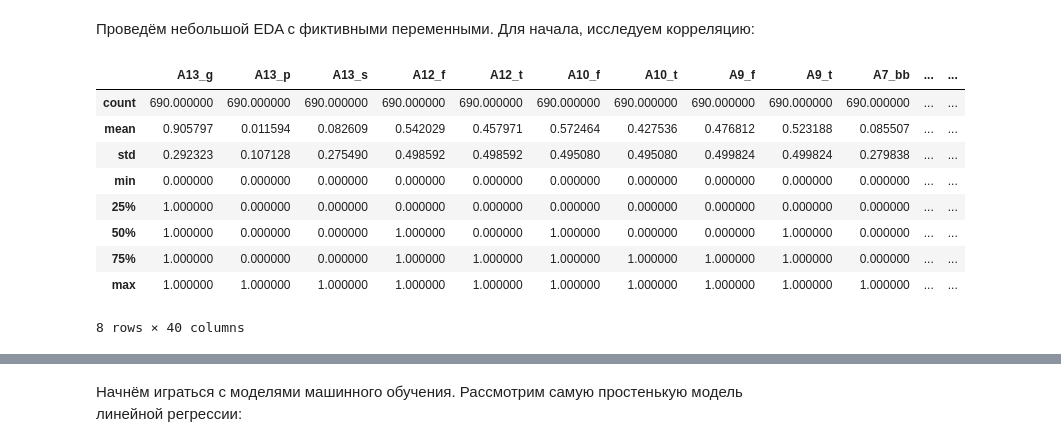
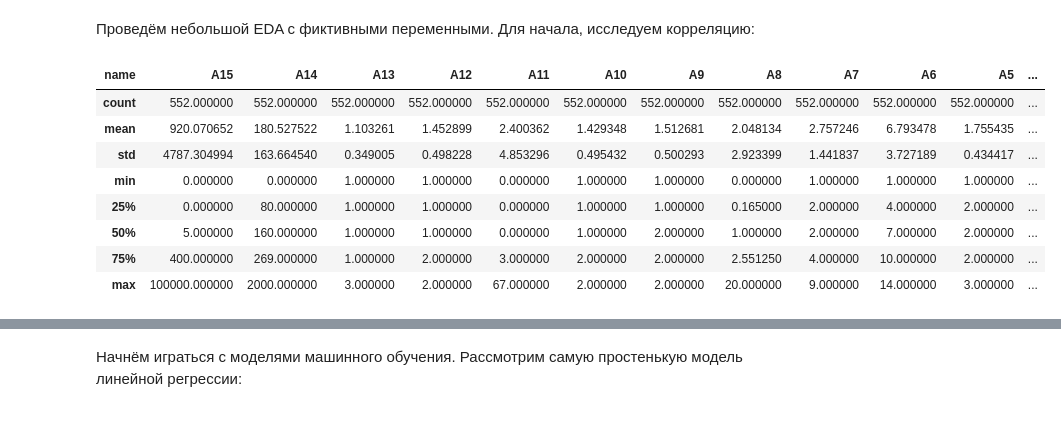
Before and after one commit to aeshef/AlgoTradingLiterature, a Jupyter notebook: ResearchProject.ipynb, the cells around one changed output, grey strips where cells are left out. Cells and saved outputs as stored; diff of their text form; code cells hidden in the pictures.

```diff
--- a/ResearchProject.ipynb
+++ b/ResearchProject.ipynb
@@ -28,6 +28,6 @@ df = pd.DataFrame(data=credit_approval.data.features, columns=credit_approval.va
 #столбец A16 - таргет ("выдан займ или нет")
 df['A16'] = y
 #выведем пять первых строк нашего датафрейма, чтобы примерно понимать, как выглядят наши данные
-
-print(df.head())
+df = df.drop(['A16'], axis=1) # удалим из датасета целевую переменную
+df.head()
 # %% [output]
@@ -107,14 +76,14 @@ df_w_cat = pd.DataFrame()
 # для начала в таблицу started_blanks запишем количество пропусков в каждом столбце
 started_blanks = df.isna().sum()
 # непосредственно заполним пропуска
-for name in credit_approval.variables.name:
+for name in credit_approval.variables.name[1:]:
     if (df[name].isna().sum()!=0):
         if ((df[name].dtype == int) or (df[name].dtype == float)): # если в столбце не строки, а числа, то заполним средним значением (если переменные непрерывные)
-            df_w_cont[name] = df[name]
+
             fill_value = df[name].mean()
             df[name].fillna(fill_value, inplace=True)
         else:
-            df_w_cat[name] = df[name]
+
             # если переменная категориальная, то по свойству, описанному выше, кажется логичным заполнить пропуски самым популярным значением в столбце
             counted_values = df[name].value_counts()
             most_common =counted_values.idxmax()
@@ -351,0 +279,2 @@ cat_w_dummies
+# %%
+X_train, X_test, y_train, y_test = train_test_split(df, y, test_size=0.2, random_state=42)
@@ -352,3 +298,12 @@ cat_w_dummies
+# %%
+import category_encoders as ce
+encoder = ce.OrdinalEncoder(cols=['A13', 'A12', 'A10', 'A9', 'A7', 'A6', 'A5', 'A4', 'A1'])
+
+
+X_train = encoder.fit_transform(X_train)
+X_test = encoder.transform(X_test)
+y_test = y_test.replace({"+": 1, "-": 0})
+y_train = y_train.replace({"+": 1, "-": 0})
 # %% [markdown]
 Проведём небольшой EDA с фиктивными переменными. Для начала, исследуем корреляцию:
 # %%
@@ -364,15 +318,14 @@ fig_cor.update_layout(
 )
 fig_cor.show()
 # %%
-cat_w_dummies.describe()
+X_train.describe()
 # %% [output]
-|  | A13_g | A13_p | A13_s | A12_f | A12_t | A10_f | A10_t | A9_f | A9_t | A7_bb | ... | ... |
-| count | 690.000000 | 690.000000 | 690.000000 | 690.000000 | 690.000000 | 690.000000 | 690.000000 | 690.000000 | 690.000000 | 690.000000 | ... | ... |
-| mean | 0.905797 | 0.011594 | 0.082609 | 0.542029 | 0.457971 | 0.572464 | 0.427536 | 0.476812 | 0.523188 | 0.085507 | ... | ... |
-| std | 0.292323 | 0.107128 | 0.275490 | 0.498592 | 0.498592 | 0.495080 | 0.495080 | 0.499824 | 0.499824 | 0.279838 | ... | ... |
-| min | 0.000000 | 0.000000 | 0.000000 | 0.000000 | 0.000000 | 0.000000 | 0.000000 | 0.000000 | 0.000000 | 0.000000 | ... | ... |
-| 25% | 1.000000 | 0.000000 | 0.000000 | 0.000000 | 0.000000 | 0.000000 | 0.000000 | 0.000000 | 0.000000 | 0.000000 | ... | ... |
-| 50% | 1.000000 | 0.000000 | 0.000000 | 1.000000 | 0.000000 | 1.000000 | 0.000000 | 0.000000 | 1.000000 | 0.000000 | ... | ... |
-| 75% | 1.000000 | 0.000000 | 0.000000 | 1.000000 | 1.000000 | 1.000000 | 1.000000 | 1.000000 | 1.000000 | 0.000000 | ... | ... |
-| max | 1.000000 | 1.000000 | 1.000000 | 1.000000 | 1.000000 | 1.000000 | 1.000000 | 1.000000 | 1.000000 | 1.000000 | ... | ... |
+| name | A15 | A14 | A13 | A12 | A11 | A10 | A9 | A8 | A7 | A6 | A5 | ... |
+| count | 552.000000 | 552.000000 | 552.000000 | 552.000000 | 552.000000 | 552.000000 | 552.000000 | 552.000000 | 552.000000 | 552.000000 | 552.000000 | ... |
+| mean | 920.070652 | 180.527522 | 1.103261 | 1.452899 | 2.400362 | 1.429348 | 1.512681 | 2.048134 | 2.757246 | 6.793478 | 1.755435 | ... |
+| std | 4787.304994 | 163.664540 | 0.349005 | 0.498228 | 4.853296 | 0.495432 | 0.500293 | 2.923399 | 1.441837 | 3.727189 | 0.434417 | ... |
+| min | 0.000000 | 0.000000 | 1.000000 | 1.000000 | 0.000000 | 1.000000 | 1.000000 | 0.000000 | 1.000000 | 1.000000 | 1.000000 | ... |
+| 25% | 0.000000 | 80.000000 | 1.000000 | 1.000000 | 0.000000 | 1.000000 | 1.000000 | 0.165000 | 2.000000 | 4.000000 | 2.000000 | ... |
+| 50% | 5.000000 | 160.000000 | 1.000000 | 1.000000 | 0.000000 | 1.000000 | 2.000000 | 1.000000 | 2.000000 | 7.000000 | 2.000000 | ... |
+| 75% | 400.000000 | 269.000000 | 1.000000 | 2.000000 | 3.000000 | 2.000000 | 2.000000 | 2.551250 | 4.000000 | 10.000000 | 2.000000 | ... |
+| max | 100000.000000 | 2000.000000 | 3.000000 | 2.000000 | 67.000000 | 2.000000 | 2.000000 | 20.000000 | 9.000000 | 14.000000 | 3.000000 | ... |
-8 rows × 40 columns
```
Also changed, not shown: parts of 27 cells of this notebook.
